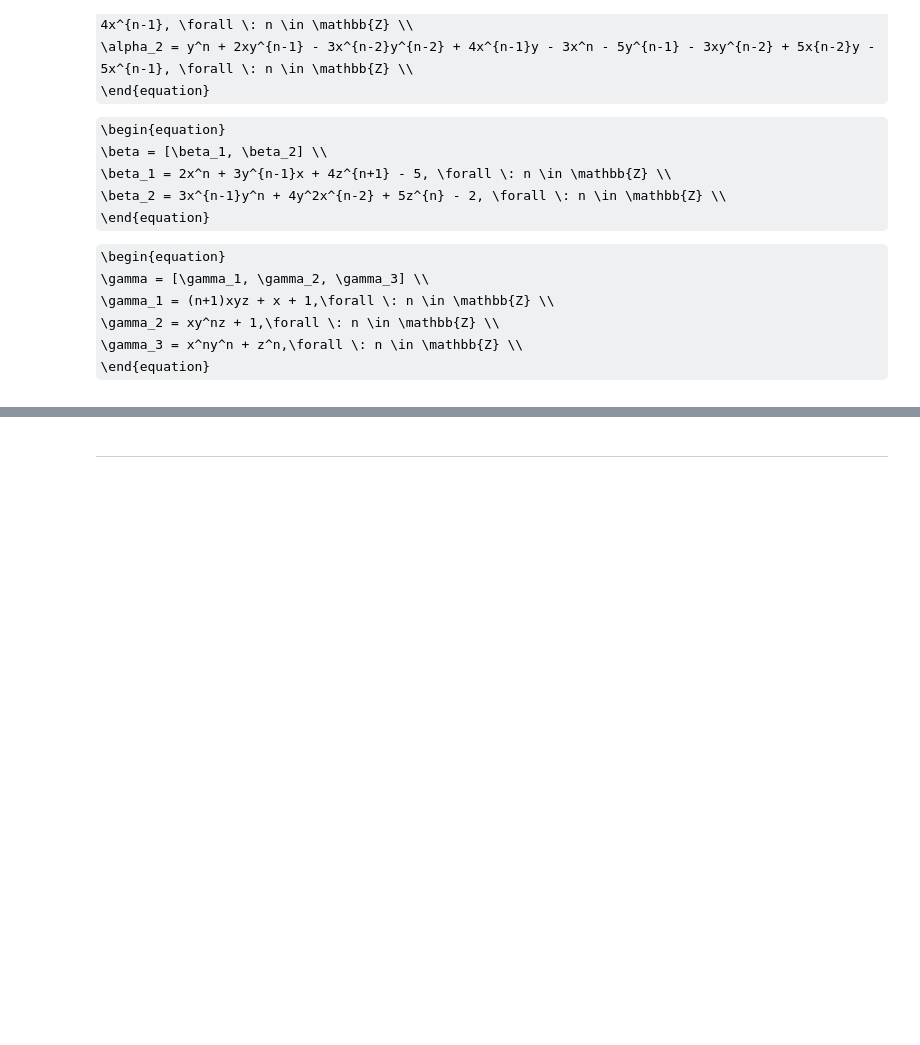
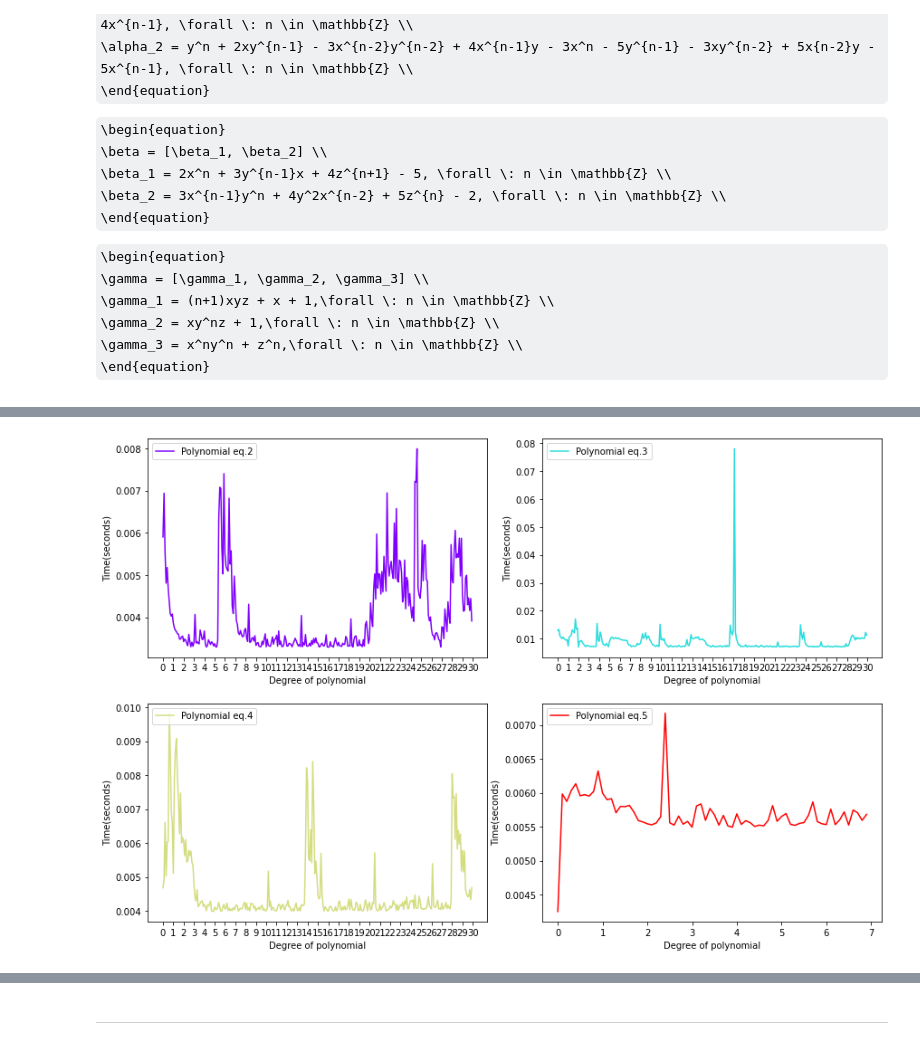
Before and after one commit to WSU-Data-Science/report-on-assignment-topic-2-dasingh92, a Jupyter notebook: grobner_basis.ipynb, the cells around one changed output, grey strips where cells are left out. Saved outputs shown, nothing was run; the diff lists cells and outputs as text; code cells hidden in the pictures; some formulas as TeX source; blank space fills up the shorter version.

```diff
--- a/grobner_basis.ipynb
+++ b/grobner_basis.ipynb
@@ -217,0 +190,15 @@ Now, we will observe the effect of these different ordering on the Gröbner basi
+# %%
+time4 = []
+N_3 = range(0,7,1)
+for n in N_3:
+    A = x*(n+1)*y*z + x + 1
+    B = x*y**n*z + 1
+    C = x**n*y**n + z**n
+    F_3 = [A,B,C]
+    tic = time.perf_counter()
+    result = sp.groebner(F_3,  order='grevlex', method = "f5b")
+    toc = time.perf_counter()
+    time4.append(toc-tic)
+
+all_times.append(time4)
+all_deg.append(N_3)
@@ -217,0 +221,69 @@ Now, we will observe the effect of these different ordering on the Gröbner basi
+# %%
+all_times = []
+all_deg = []
+times= []
+N = np.arange(0,30,0.1)
+for n in N:
+    F = [F1, F2, F3] = [x**n + y**n + z**n, 2*x**n - x*y - z**n, y**(n+1) - z**(n+1)]
+    tic = time.perf_counter()
+    result = sp.groebner(F, order='grevlex', method = "f5b")
+    toc = time.perf_counter()
+    times.append(toc-tic)
+all_times.append(times)
+all_deg.append(N)
+
+time2 = []
+N_1 = np.arange(0,30,0.1)
+for n in N_1:
+    A = y**n - 3*x*y**(n-1) +x**(n-2)*y**(n-2) -3*x**(n-1)*y + 5*x**n + 3*y**(n-1) + 2*x*y**(n-2) - 3*x**(n-2)*y - 4*x**(n-1)
+    B = y**n + 2*x*y**(n-1) - 3*x**(n-2)*y**(n-2) + 4*x**(n-1)*y - 3*x**n - 5*y**(n-1) - 3*x*y**(n-2) + 5*x**(n-2)*y - 5*x**(n-1)
+    F_1 = [A,B]
+    tic = time.perf_counter()
+    result = sp.groebner(F_1, order='grevlex', method = "f5b")
+    toc = time.perf_counter()
+    time2.append(toc-tic)
+all_times.append(time2)
+all_deg.append(N_1)
+
+time3 = []
+N_2 = np.arange(0,30, 0.1)
+for n in N_2:
+    A = 2*x**n + 3*y**(n-1)*x + 4*z**(n+1) - 5
+    B = 3*x**(n-1)*y**n + 4*y**2*x**(n-2) + 5*z**(n) - 2
+    F_2 = [A,B]
+    tic = time.perf_counter()
+    result = sp.groebner(F_2,  order='grevlex', method = "f5b")
+    toc = time.perf_counter()
+    time3.append(toc-tic)
+
+all_times.append(time3)
+all_deg.append(N_2)
+
+time4 = []
+N_3 = np.arange(0,7, 0.1)
+for n in N_3:
+    A = x*(n+1)*y*z + x + 1
+    B = x*y**n*z + 1
+    C = x**n*y**n + z**n
+    F_3 = [A,B,C]
+    tic = time.perf_counter()
+    result = sp.groebner(F_3,  order='grevlex', method = "f5b")
+    toc = time.perf_counter()
+    time4.append(toc-tic)
+
+all_times.append(time4)
+all_deg.append(N_3)
+
+fig, axs = plt.subplots(ncols = 2, nrows = 2, figsize = (12,8))
+fig.tight_layout(h_pad = 3,w_pad = 3)
+color = iter(plt.cm.rainbow(np.linspace(0,1,len(all_deg))))
+
+for i, (tm, rnge, ax) in enumerate(zip(all_times, all_deg, axs.flat)):
+    c = next(color)
+    ax.plot(rnge, tm, c=c, label = "Polynomial eq." + str(i+2))
+    ax.set_ylabel("Time(seconds)")
+    ax.set_xlabel("Degree of polynomial")
+    ax.set_xticks(np.arange(0, max(rnge)+1, 1))
+    ax.legend(loc = "upper left")
+# %% [output]
+[figure, added]
```
Also changed, not shown: parts of 34 cells of this notebook.
